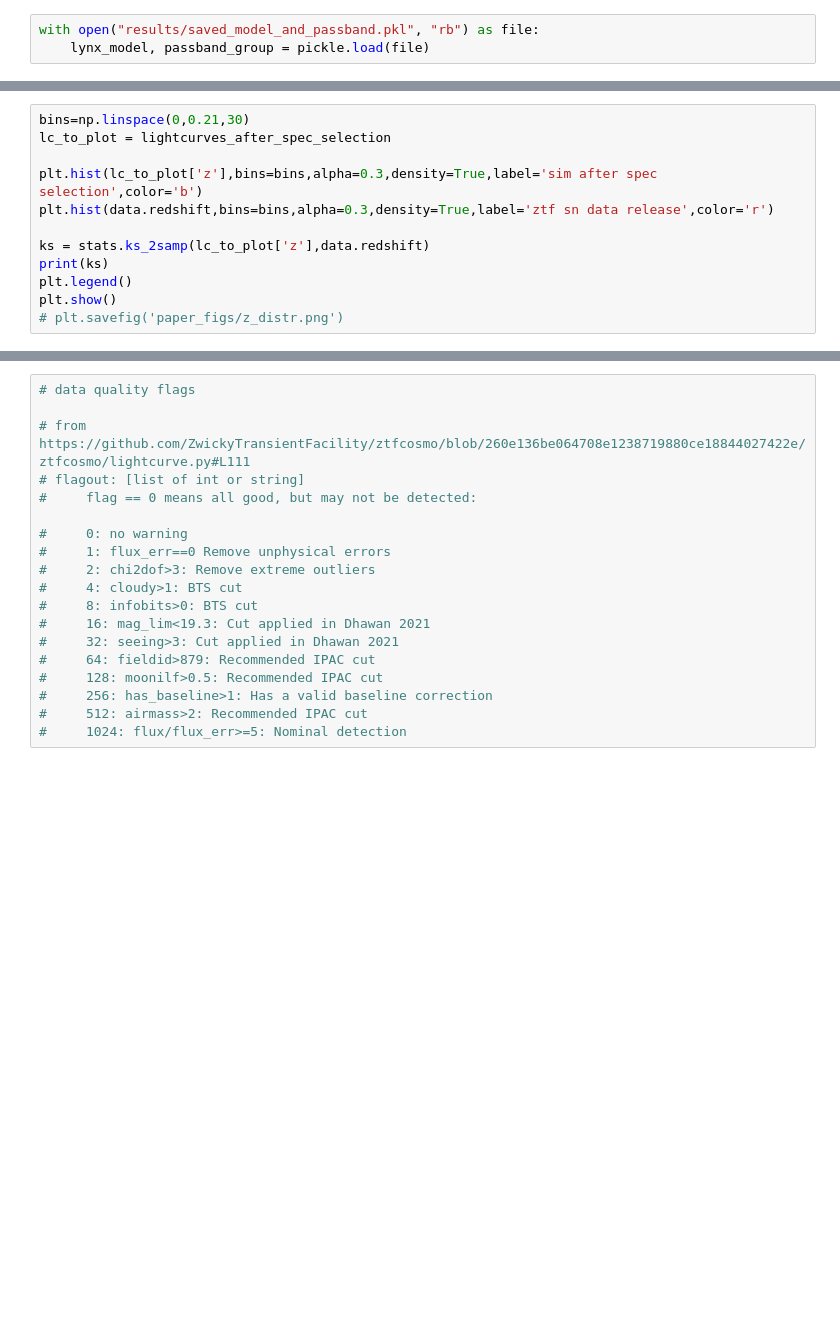
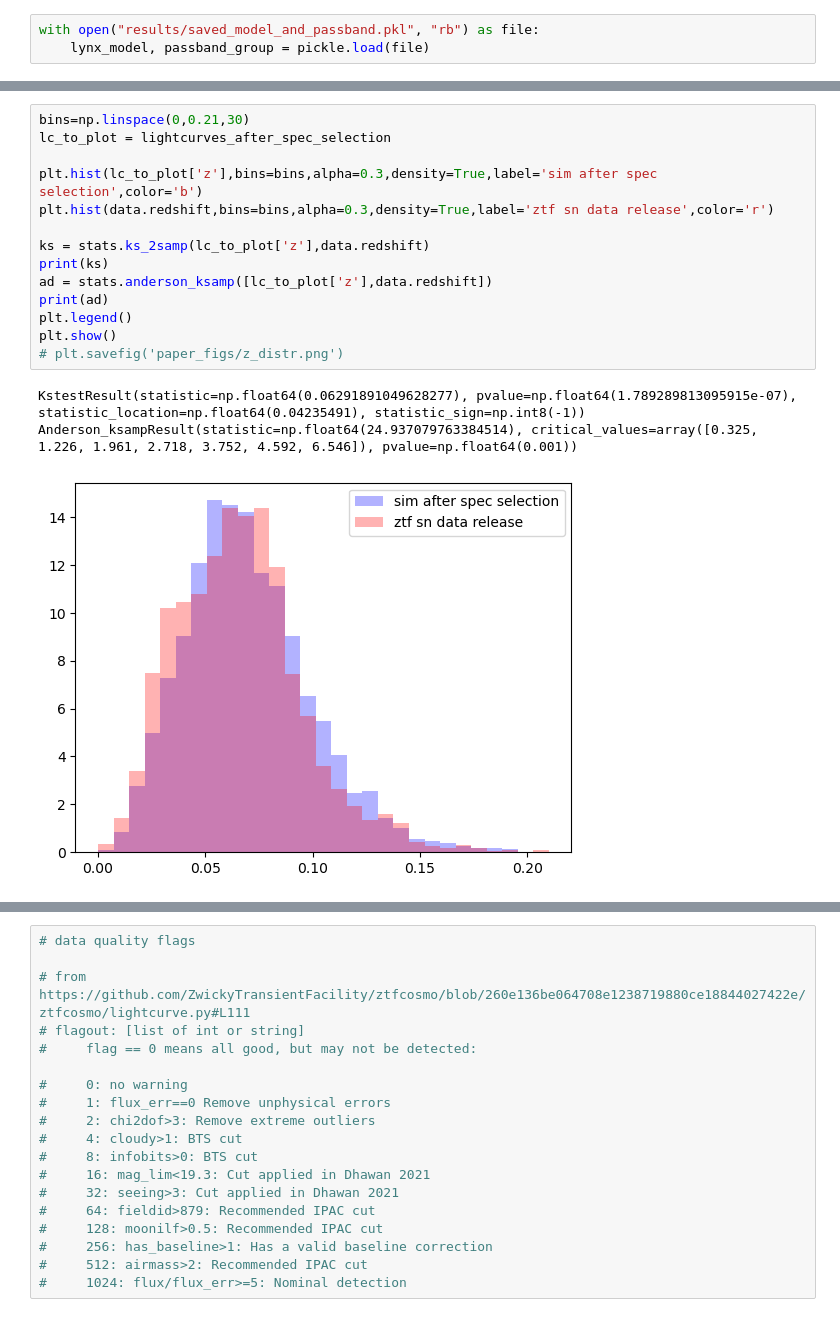
Before and after one commit to mi-dai/lightcurvelynx_ztf_sims, a Jupyter notebook: ZTF_snia-paper-plots.ipynb, the cells around one changed output, grey strips where cells are left out. Cells and saved outputs as stored; diff of their text form; blank space fills up the shorter version.

```diff
--- a/ZTF_snia-paper-plots.ipynb
+++ b/ZTF_snia-paper-plots.ipynb
@@ -184,13 +269,19 @@ print("fitprob > 1e-7: ",np.sum(saltpar_cuts))
 # %%
 bins=np.linspace(0,0.21,30)
 lc_to_plot = lightcurves_after_spec_selection
 
 plt.hist(lc_to_plot['z'],bins=bins,alpha=0.3,density=True,label='sim after spec selection',color='b')
 plt.hist(data.redshift,bins=bins,alpha=0.3,density=True,label='ztf sn data release',color='r')
 
 ks = stats.ks_2samp(lc_to_plot['z'],data.redshift)
 print(ks)
+ad = stats.anderson_ksamp([lc_to_plot['z'],data.redshift])
+print(ad)
 plt.legend()
 plt.show()
 # plt.savefig('paper_figs/z_distr.png')
+# %% [output]
+KstestResult(statistic=np.float64(0.06291891049628277), pvalue=np.float64(1.789289813095915e-07), statistic_location=np.float64(0.04235491), statistic_sign=np.int8(-1))
+Anderson_ksampResult(statistic=np.float64(24.937079763384514), critical_values=array([0.325, 1.226, 1.961, 2.718, 3.752, 4.592, 6.546]), pvalue=np.float64(0.001))
+[figure, added]
 # %%
```
Also changed, not shown: parts of 61 cells of this notebook, 13 other files.
